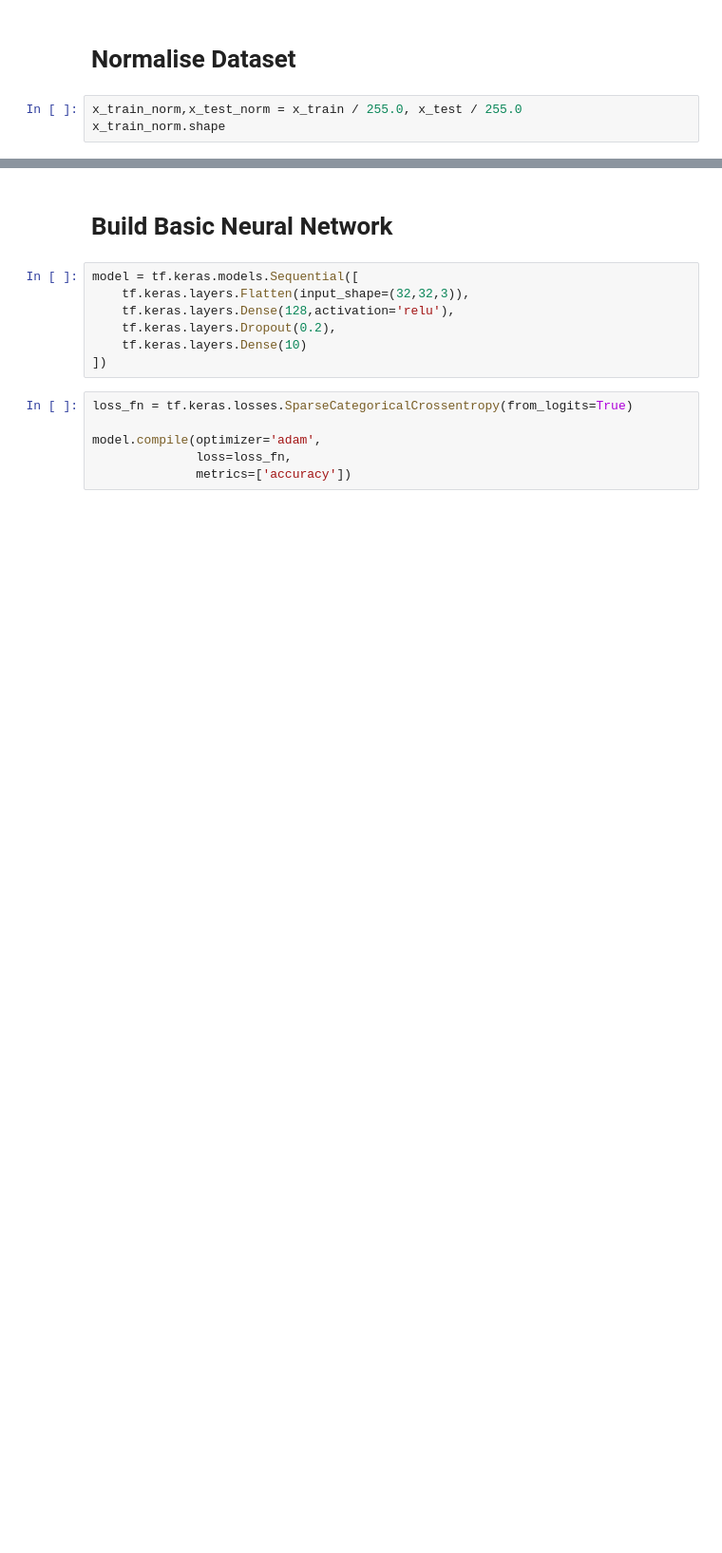
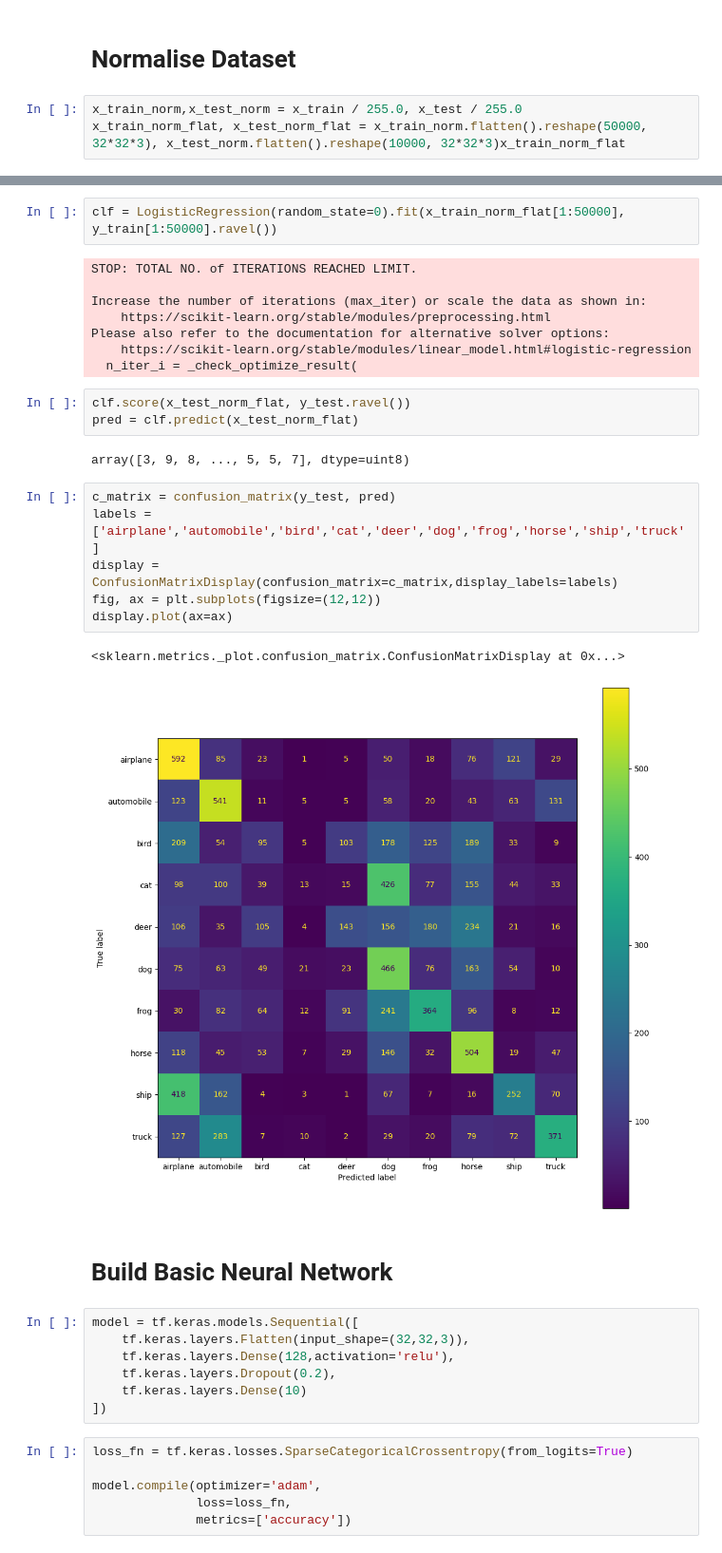
Before and after one commit to alfierushby/multiclass_classifier, a Jupyter notebook: Project.ipynb, the cells around one changed output, grey strips where cells are left out. Shown at 95% size. Drawn from its saved outputs; the diff is of its cells as text; blank space fills up the shorter version.

```diff
--- a/Project.ipynb
+++ b/Project.ipynb
@@ -17,4 +38,4 @@ reuters = keras.datasets.reuters
 # Normalise Dataset
 # %%
 x_train_norm,x_test_norm = x_train / 255.0, x_test / 255.0
-x_train_norm.shape
+x_train_norm_flat, x_test_norm_flat = x_train_norm.flatten().reshape(50000, 32*32*3), x_test_norm.flatten().reshape(10000, 32*32*3)x_train_norm_flat
@@ -23,3 +58,27 @@ x_train_norm.shape
+# %%
+clf = LogisticRegression(random_state=0).fit(x_train_norm_flat[1:50000], y_train[1:50000].ravel())
+# %% [output]
+STOP: TOTAL NO. of ITERATIONS REACHED LIMIT.
+
+Increase the number of iterations (max_iter) or scale the data as shown in:
+    https://scikit-learn.org/stable/modules/preprocessing.html
+Please also refer to the documentation for alternative solver options:
+    https://scikit-learn.org/stable/modules/linear_model.html#logistic-regression
+  n_iter_i = _check_optimize_result(
+# %%
+clf.score(x_test_norm_flat, y_test.ravel())
+pred = clf.predict(x_test_norm_flat)
+# %% [output]
+array([3, 9, 8, ..., 5, 5, 7], dtype=uint8)
+# %%
+c_matrix = confusion_matrix(y_test, pred)
+labels =['airplane','automobile','bird','cat','deer','dog','frog','horse','ship','truck']
+display = ConfusionMatrixDisplay(confusion_matrix=c_matrix,display_labels=labels)
+fig, ax = plt.subplots(figsize=(12,12))
+display.plot(ax=ax)
+# %% [output]
+<sklearn.metrics._plot.confusion_matrix.ConfusionMatrixDisplay at 0x...>
+[figure, added]
 # %% [markdown]
 # Build Basic Neural Network
 # %%
```
Also changed, not shown: parts of 33 cells of this notebook, 1 other file.
